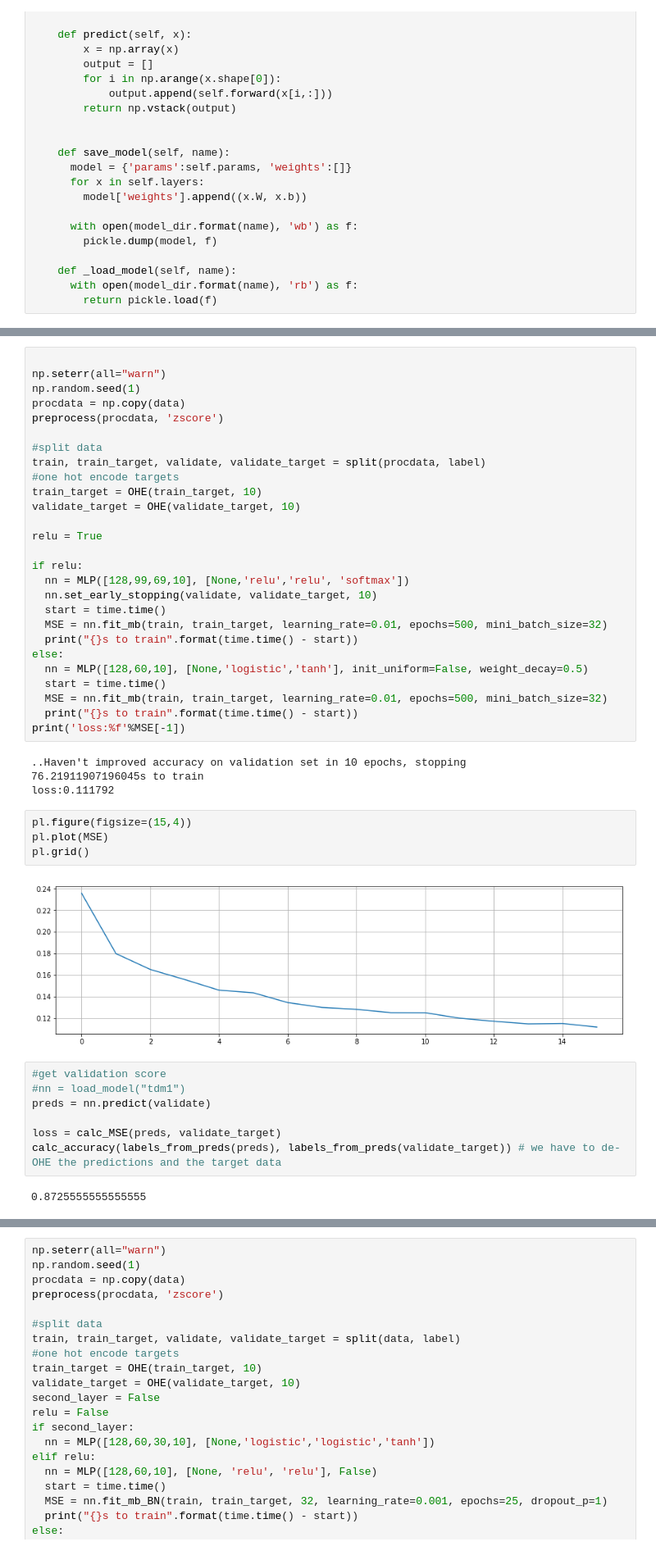
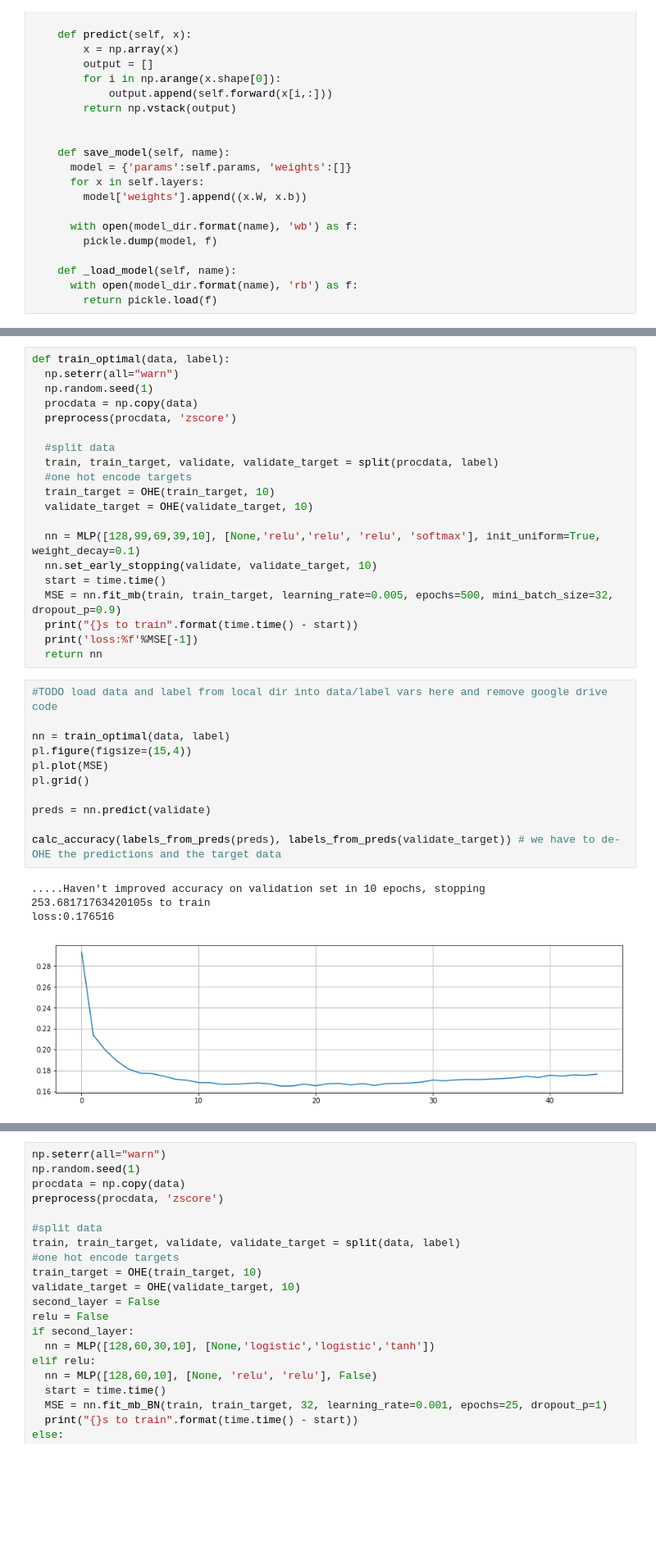
Before and after one commit to desultir/assign1, a Jupyter notebook: MNN.ipynb, the cells around one changed output, grey strips where cells are left out. Shown at 82% size. Cells and saved outputs as stored; diff of their text form; blank space fills up the shorter version.

```diff
--- a/MNN.ipynb
+++ b/MNN.ipynb
@@ -789,48 +1135,38 @@ print(random_grid)
  ['0.0' '0.05' '0.0' '0.0' '0.0' '0.1' '0.1' '0.0' '0.1' '0.0']
  ['0.01' '0.01' '0.1' '0.1' '0.5' '0.5' '0.01' '0.01' '0.5' '0.01']]
 # %%
+def train_optimal(data, label):
+  np.seterr(all="warn")
+  np.random.seed(1)
+  procdata = np.copy(data)
+  preprocess(procdata, 'zscore')
 
-np.seterr(all="warn")
-np.random.seed(1)
-procdata = np.copy(data)
-preprocess(procdata, 'zscore')
+  #split data
+  train, train_target, validate, validate_target = split(procdata, label)
+  #one hot encode targets
+  train_target = OHE(train_target, 10)
+  validate_target = OHE(validate_target, 10)
 
-#split data
-train, train_target, validate, validate_target = split(procdata, label)
-#one hot encode targets
-train_target = OHE(train_target, 10)
-validate_target = OHE(validate_target, 10)
-
-relu = True
-
-if relu:
-  nn = MLP([128,99,69,10], [None,'relu','relu', 'softmax'])
+  nn = MLP([128,99,69,39,10], [None,'relu','relu', 'relu', 'softmax'], init_uniform=True, weight_decay=0.1)
   nn.set_early_stopping(validate, validate_target, 10)
   start = time.time()
-  MSE = nn.fit_mb(train, train_target, learning_rate=0.01, epochs=500, mini_batch_size=32)
+  MSE = nn.fit_mb(train, train_target, learning_rate=0.005, epochs=500, mini_batch_size=32, dropout_p=0.9)
   print("{}s to train".format(time.time() - start))
-else:
-  nn = MLP([128,60,10], [None,'logistic','tanh'], init_uniform=False, weight_decay=0.5)
-  start = time.time()
-  MSE = nn.fit_mb(train, train_target, learning_rate=0.01, epochs=500, mini_batch_size=32)
-  print("{}s to train".format(time.time() - start))
-print('loss:%f'%MSE[-1])
+  print('loss:%f'%MSE[-1])
+  return nn
-# %% [output]
-..Haven't improved accuracy on validation set in 10 epochs, stopping
-76.21911907196045s to train
-loss:0.111792
-# %%
-pl.figure(figsize=(15,4))
-pl.plot(MSE)
-pl.grid()
-# %% [output]
-[figure, removed]
 # %%
-#get validation score
-#nn = load_model("tdm1")
+#TODO load data and label from local dir into data/label vars here and remove google drive code
+
+nn = train_optimal(data, label)
+pl.figure(figsize=(15,4))
+pl.plot(MSE)
+pl.grid()
+
 preds = nn.predict(validate)
 
-loss = calc_MSE(preds, validate_target)
 calc_accuracy(labels_from_preds(preds), labels_from_preds(validate_target)) # we have to de-OHE the predictions and the target data
 # %% [output]
-0.8725555555555555
+.....Haven't improved accuracy on validation set in 10 epochs, stopping
+253.68171763420105s to train
+loss:0.176516
+[figure, added]
```
Also changed, not shown: parts of 8 cells of this notebook.
